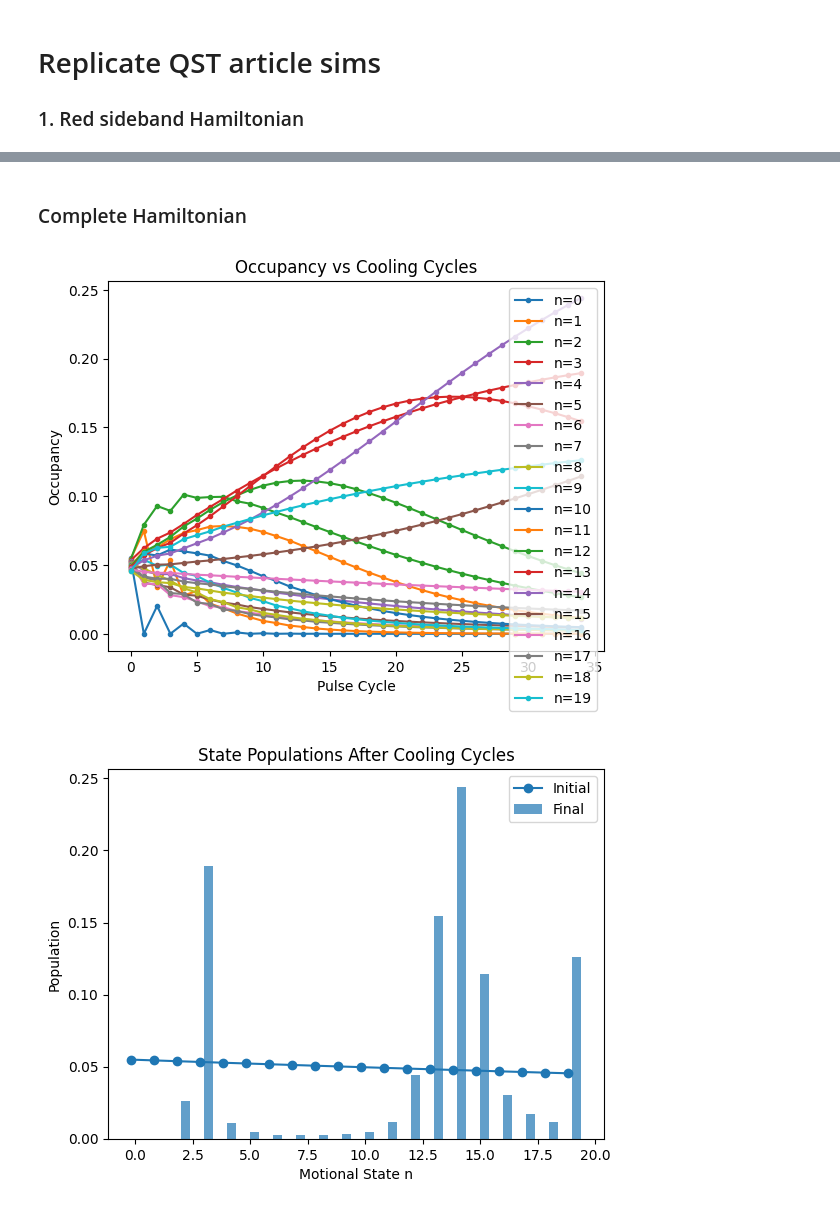
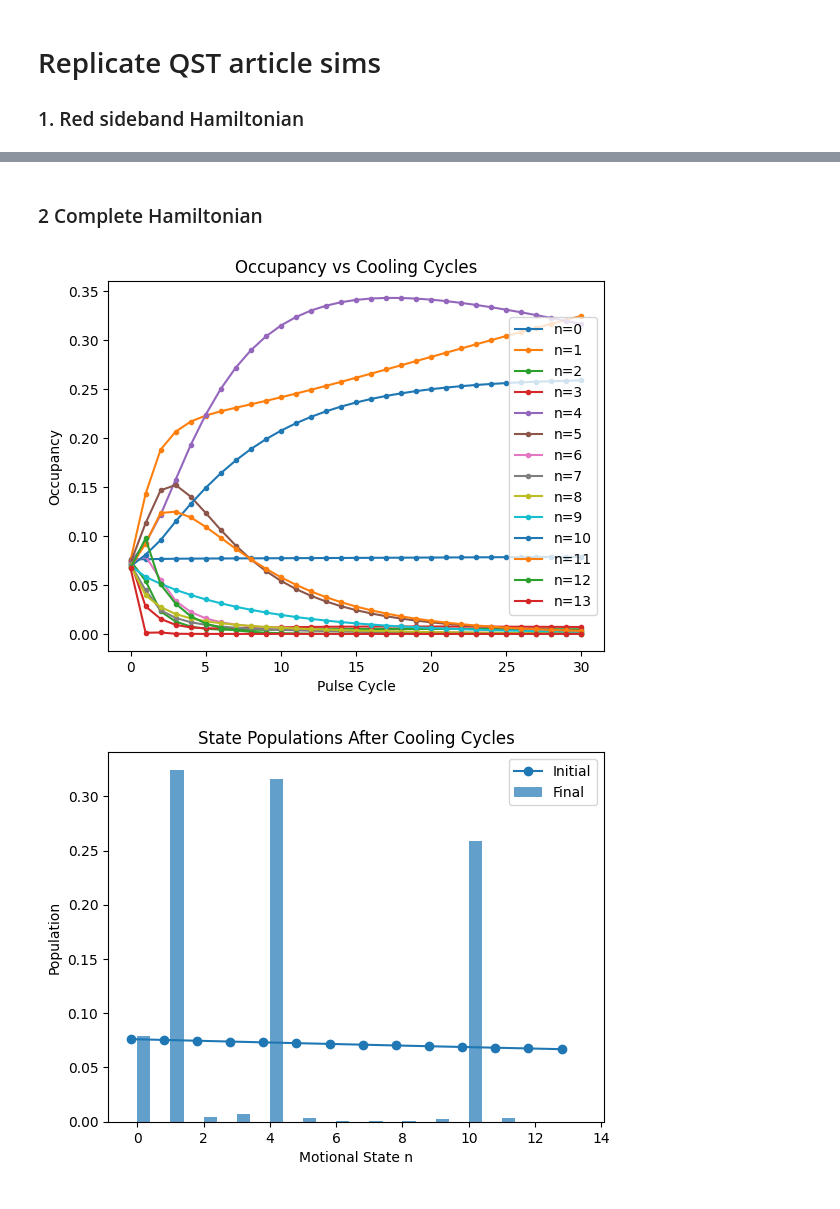
Before and after one commit to GonReina/QLearn, a Jupyter notebook: trapped_ions/Fock_mixtures_sim.ipynb, the cells around one changed output, grey strips where cells are left out. Cells and saved outputs as stored; diff of their text form; code cells hidden in the pictures.

```diff
--- a/trapped_ions/Fock_mixtures_sim.ipynb
+++ b/trapped_ions/Fock_mixtures_sim.ipynb
@@ -10,7 +10,7 @@ from qutip import *
 # Define system parameters
 Delta = 1.0  # Detuning
 nu = 1.0     # Motional frequency
-Omega=.01  # Rabi frequency
+Omega=.0001  # Rabi frequency
 eta = 0.02    # Lamb-Dicke parameter
 n_thermal = 1  # Average thermal phonon number
 n0 = 1
@@ -18,7 +18,6 @@ gamma = 0.005  # Spin relaxation
 beta = 0.01    # Inverse temperature
 kT = 1.0      # Boltzmann constant times temperature
 tau = 2 * np.pi / (eta * Omega * np.sqrt(n0))  # Pulse duration
-tg = 200 # Dissipation duration (time gap)
 
 # Define operators
 N = 20  # Truncation for the Fock space
@@ -52,6 +51,7 @@ cosal = np.arange(-cosmax, cosmax + 1) / cosmax
 W = 3 * (cosal**2 + 1) / 4 * 1 / (2 * cosmax)
 W = W / sum(W)
 G = gamma / 2
+tg = 2 / G  # Dissipation duration adjusted for rates
 
 c_ops = []
 for i, c in enumerate(cosal):
@@ -133,25 +133,25 @@ plt.show()
 # %% [markdown]
-### Complete Hamiltonian
+### 2 Complete Hamiltonian
 # %%
 import numpy as np
 import matplotlib.pyplot as plt
 from qutip import *
 
 # Define system parameters
-Delta = 1.0  # Detuning
+Delta = 1  # Detuning
 nu = 1.0     # Motional frequency
-Omega=.01  # Rabi frequency
-eta = 0.02    # Lamb-Dicke parameter
+Omega=.0001  # Rabi frequency
+eta = 0.1    # Lamb-Dicke parameter
 n_thermal = 1  # Average thermal phonon number
 n0 = 1
-gamma = 0.005  # Spin relaxation
+gamma = 1000 * nu  # Spin relaxation
 beta = 0.01    # Inverse temperature
 kT = 1.0      # Boltzmann constant times temperature
 tau = 2 * np.pi / (eta * Omega * np.sqrt(n0))  # Pulse duration
-tg = 200 # Dissipation duration (time gap)
+# tg = 200 # Dissipation duration (time gap)
 
 # Define operators
-N = 20  # Truncation for the Fock space
+N = 14  # Truncation for the Fock space
 
 # QHO operators
 a = destroy(N)  # Annihilation operator
@@ -173,12 +173,11 @@ s_minus_full = tensor(s_minus, qeye(N))
 s_x_full = tensor(sigmax(), qeye(N))
 s_y_full = tensor(sy, qeye(N))
 
-# New Hamiltonian (Red Sideband for Pulse)
-# H' = i*Omega*eta/2 * [sigma_x * (a_dag + a)]
-H_pulse = 1j * eta * Omega / 2 * s_x_full * (a_dag_full + a_full)
+# Displacement operator
+alpha = 1j * eta
+D_alpha = tensor(qeye(2), displace(N, alpha))
 
-# Hamiltonian (Free evolution for Dissipation)
-H_diss = gamma * s_z_full
+H_original = Delta*s_z_full/2 + nu*a_dag_full*a_full + Omega/2*(s_plus_full * D_alpha + s_minus_full * D_alpha.dag())
 
 # --- Collapse Operators for Dissipation ---
 cosmax = 100
@@ -186,50 +185,39 @@ cosal = np.arange(-cosmax, cosmax + 1) / cosmax
 W = 3 * (cosal**2 + 1) / 4 * 1 / (2 * cosmax)
 W = W / sum(W)
 G = gamma / 2
+tg = 2 / G  # Dissipation duration adjusted for rates
 
 c_ops = []
 for i, c in enumerate(cosal):
     op = tensor(s_minus, (1j * c * eta * xop).expm())
     c_ops.append(np.sqrt(2 * G * W[i]) * op)
 
+
+# Hamiltonian (Free evolution for Dissipation)
+H_diss = G * s_z_full
+# H_diss = Delta*s_z_full/2 + nu*a_dag_full*a_full
+
 # --- Construct Liouvillians ---
+
 # Dissipation Step: No Drive, ONLY Dissipation (Optical Pumping)
 L_diss = liouvillian(H_diss, c_ops)
 
+# Normal Step: Coherent RSB drive, NO dissipation
+L_normal = liouvillian(H_original, [])
+
 # --- Propagators ---
-
-# Pulse Sequence Construction
-# 1. Displacement D(alpha) with alpha = i*eta/2
-alpha = 1j * eta / 2 # Assuming 'e' meant 2 or standard polaron displacement
-D_alpha = tensor(qeye(2), displace(N, alpha))
-H_original = Omega*a_dag_full*a_full + Omega/2*(s_plus_full * D_alpha + s_minus_full * D_alpha.dag())
-
-# 2. Y pulse for pi/2: R_y(pi/2) = exp(-i * pi/4 * sigma_y)
-U_y = tensor((-1j * (np.pi / 4) * sy).expm(), qeye(N))
-
-# 3. Unitary X pulse for length tau: U_pulse = exp(-i * H_pulse * tau)
-U_pulse_tau = (-1j * H_original * tau).expm()
-
-# Sequence: D -> Y(pi/2) -> U_x(tau) -> Y(-pi/2) -> D(-alpha)
-# Note: Operators apply from right to left on the state ket, or U rho U_dag
-# U_seq = D_dag * U_y_dag * U_pulse_tau * U_y * D
-# To undo Y (pi/2), we apply Y(-pi/2) which is U_y.dag()
-# To undo D (alpha), we apply D(-alpha) which is D_alpha.dag()
-
-U_seq = D_alpha * U_y * U_pulse_tau * U_y.dag() * D_alpha.dag()
-
-# Convert to superoperator for the unitary part
-prop_unitary = to_super(U_seq)
 
 # Propagator for Dissipation step (duration tg)
 prop_diss = (L_diss * tg).expm()
 
+# Propagator for Pulse step (duration tau)
+prop_pulse = (L_normal * tau).expm()
+
 # Combined Propagator for one cycle (Pulse Sequence -> Dissipation)
-prop_cycle = prop_diss * prop_unitary
-
+prop_cycle =  prop_pulse * prop_diss
 
 # --- Simulation ---
-num_pulses = 34 # Number of cycles
+num_pulses = 30 # Number of cycles
 times_sim = np.arange(num_pulses + 1) # Just integer steps for cycles
 
 # Initial state
@@ -251,32 +239,32 @@ current_rho_vec = rho_vec
 for k in range(1, num_pulses + 1):
     current_rho_vec = prop_cycle * current_rho_vec
 
     # Store
     rho_mat = vector_to_operator(current_rho_vec)
     occupancies[k, :] = rho_mat.ptrace(1).diag().real
 
 
 # Plot the occupancy of all motional states over cycles
 plt.figure()
 for n in range(N):
     plt.plot(times_sim, occupancies[:, n], '.-', label=f'n={n}')
 plt.xlabel('Pulse Cycle')
 plt.ylabel('Occupancy')
 plt.title('Occupancy vs Cooling Cycles')
 plt.legend()
 plt.show()
 
 # Bar plot
 p_motional_initial = occupancies[0, :]
 p_motional_final = occupancies[-1, :]
 plt.figure()
 plt.plot(np.arange(N)-0.2, p_motional_initial, 'o-', label='Initial')
 plt.bar(np.arange(N)+0.2, p_motional_final, width=0.4, label='Final', alpha=0.7)
 plt.xlabel('Motional State n')
 plt.ylabel('Population')
 plt.title('State Populations After Cooling Cycles')
 plt.legend()
 plt.show()
 # %% [output]
-[figure, old version]
+[figure, new version]
-[figure, old version]
+[figure, new version]
```
Also changed, not shown: parts of 2 cells of this notebook.
